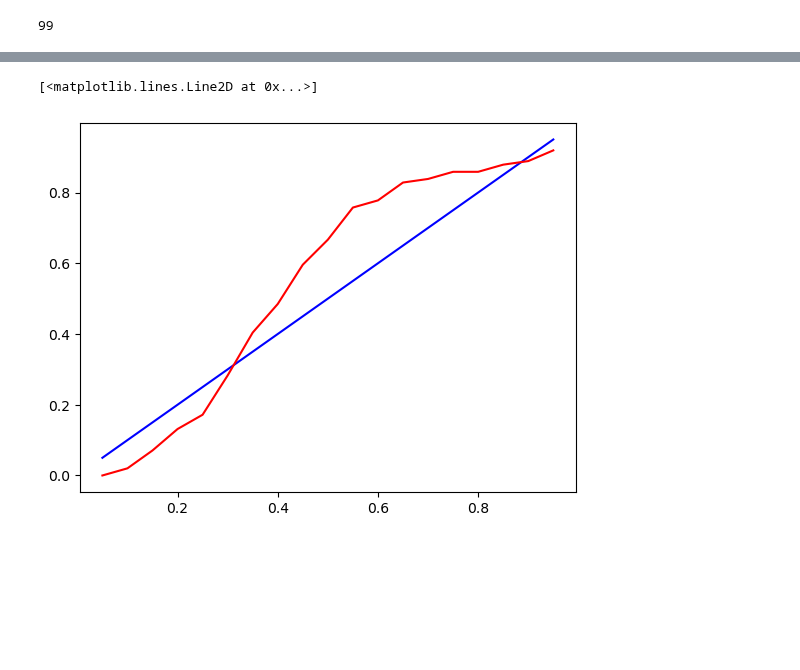
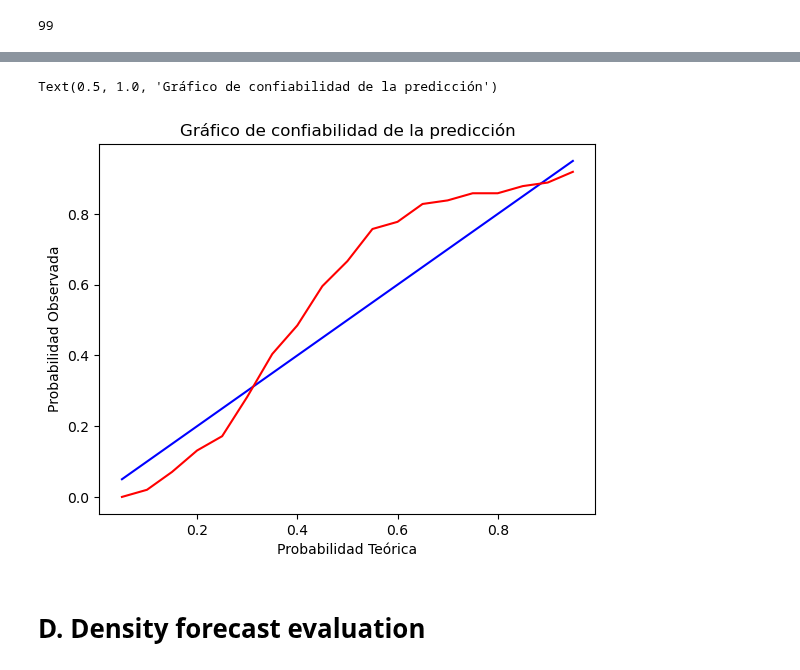
Before and after one commit to remg1997/time_series, a Jupyter notebook: Taller3/notebooks/t3.ipynb, the cells around one changed output, grey strips where cells are left out. Saved outputs shown, nothing was run; the diff lists cells and outputs as text; code cells hidden in the pictures; blank space fills up the shorter version.

```diff
--- a/Taller3/notebooks/t3.ipynb
+++ b/Taller3/notebooks/t3.ipynb
@@ -377,7 +377,12 @@ observed
 # %%
 fig, ax = plt.subplots()
 ax.plot(reliability[:, 0], reliability[:, 0], 'b')
 ax.plot(reliability[:, 0], reliability[:, 1], 'r')
+ax.set_xlabel('Probabilidad Teórica')
+ax.set_ylabel('Probabilidad Observada')
+ax.set_title('Gráfico de confiabilidad de la predicción')
 # %% [output]
-[<matplotlib.lines.Line2D at 0x...>]
+Text(0.5, 1.0, 'Gráfico de confiabilidad de la predicción')
-[figure, old version]
+[figure, new version]
+# %% [markdown]
+# D. Density forecast evaluation
```
Also changed, not shown: parts of 20 cells of this notebook.
